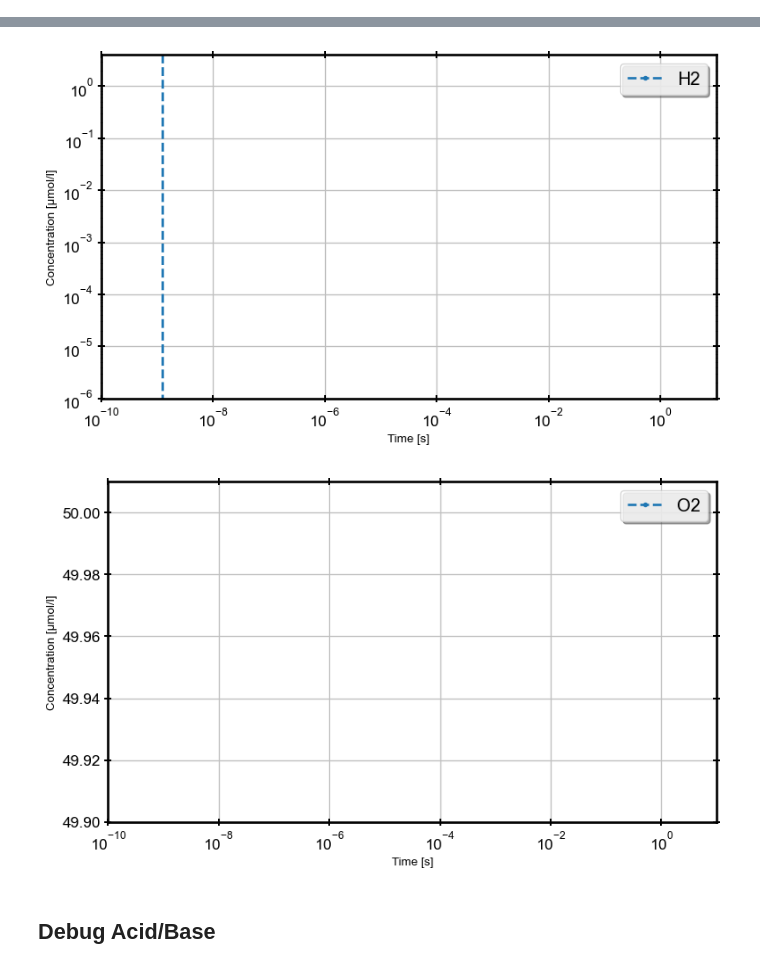
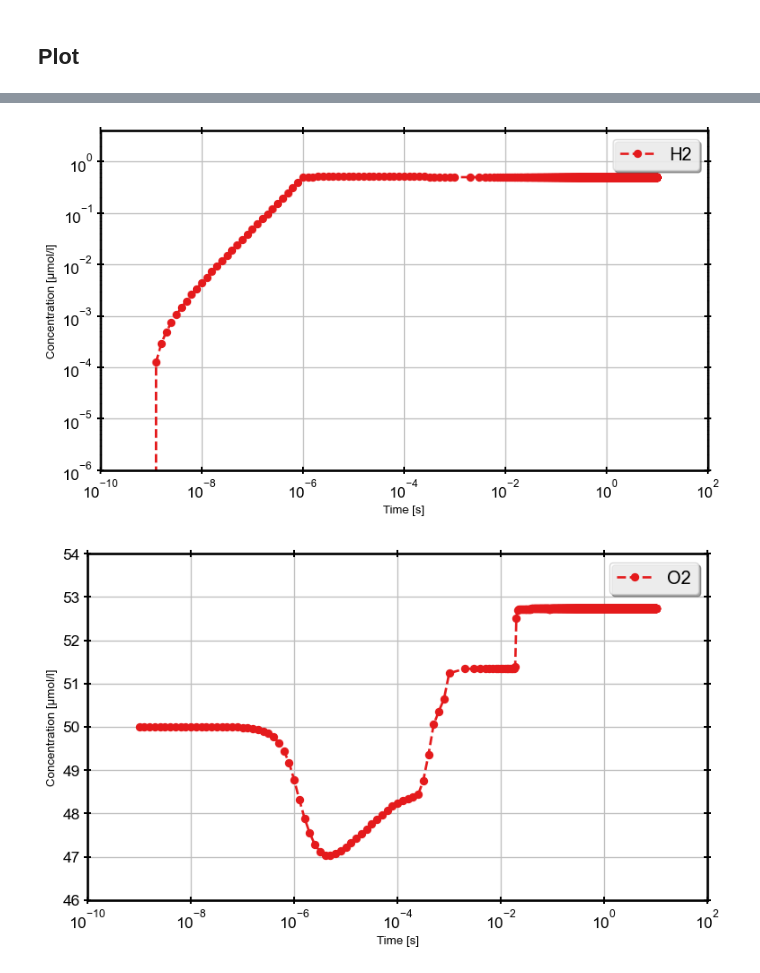
Before and after one commit to rtonneau/radiopyo, a Jupyter notebook: jupytest/water_radiolysis.ipynb, the cells around one changed output, grey strips where cells are left out. Drawn from its saved outputs; the diff is of its cells as text; code cells hidden in the pictures.

```diff
--- a/jupytest/water_radiolysis.ipynb
+++ b/jupytest/water_radiolysis.ipynb
@@ -54,0 +69,4 @@ print(y0)
+# %%
+y = np.array(np.arange(2,17))
+for sp in env.species:
+    print(f"{sp.index:02d}) {sp.label} {' '*(15-len(sp.label))} = {y[sp.index]:.2g}")
@@ -54,0 +109,8 @@ print(y0)
+# %%
+res = np.nan_to_num(np.einsum("j, jikl -> ikl ", y, ki_mat[3]), nan=1)
+for sp in env.iter_species():
+    if sp.label != "e_aq":
+        continue
+    print(sp.label)
+    matprint(res[:,:,sp.index])
+    print()
@@ -54,0 +135,8 @@ print(y0)
+# %%
+for sp in env.iter_species():
+    if sp.label != "e_aq":
+        continue
+    print(sp.label)
+    for _ in range(ki_mat[3].shape[2]):
+        matprint(ki_mat[3][:,:,_,sp.index])
+        print()
@@ -55,3 +163,3 @@ print(y0)
 # %%
-sol = solve_ivp(derive, t_span, y0, args=(ab_mat, ki_mat, Gi_mat, beam),t_eval=tspan, vectorized=False, **kwargs)
-time, res = sol.t, sol.y
+sol = solve_ivp(derive, t_span, y0, args=(ab_mat, ki_mat, Gi_mat, beam),t_eval=tspan, jac=jac, **kwargs)
+sim_t, res = sol.t, sol.y
@@ -76,3 +166,5 @@ time, res = sol.t, sol.y
+# %% [markdown]
+## Plot
 # %%
 env.species_labels()
 # %%
@@ -80,10 +172,10 @@ for (label, sp) in zip(env.species_labels(), res):
     if label not in ["OH_r", "H2O2", "e_aq", "H_r", "O2", "H2", "R_r", "ROO_r"]:
         continue
     with fig_man.open(f"{label.replace('/', '_')} CC evolution") as (fig, ax):
-        sp = sp * 1e6
+        #sp = sp * 1e6
         if label=="O2":
             ax.semilogx(time , sp , label=label)
-            ax.set_ylim([49.9, 50.01])
+            #ax.set_ylim([49.9, 50.01])
         else:
             ax.loglog(time , sp , label=label)
             ax.set_ylim(bottom=1e-6, top=4)
@@ -99,4 +191,2 @@ for (label, sp) in zip(env.species_labels(), res):
-[figure, old version]
+[figure, new version]
-[figure, old version]
+[figure, new version]
-# %% [markdown]
-## Debug Acid/Base
```
Also changed, not shown: parts of 32 cells of this notebook, 3 other files.
